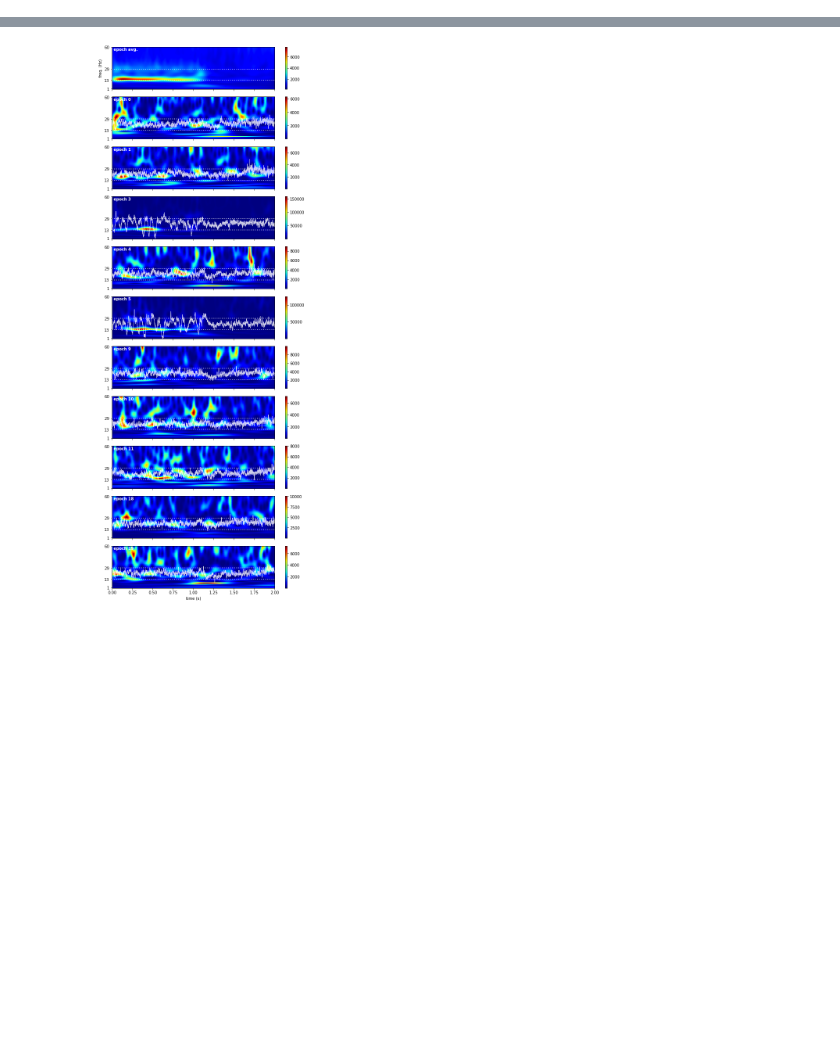
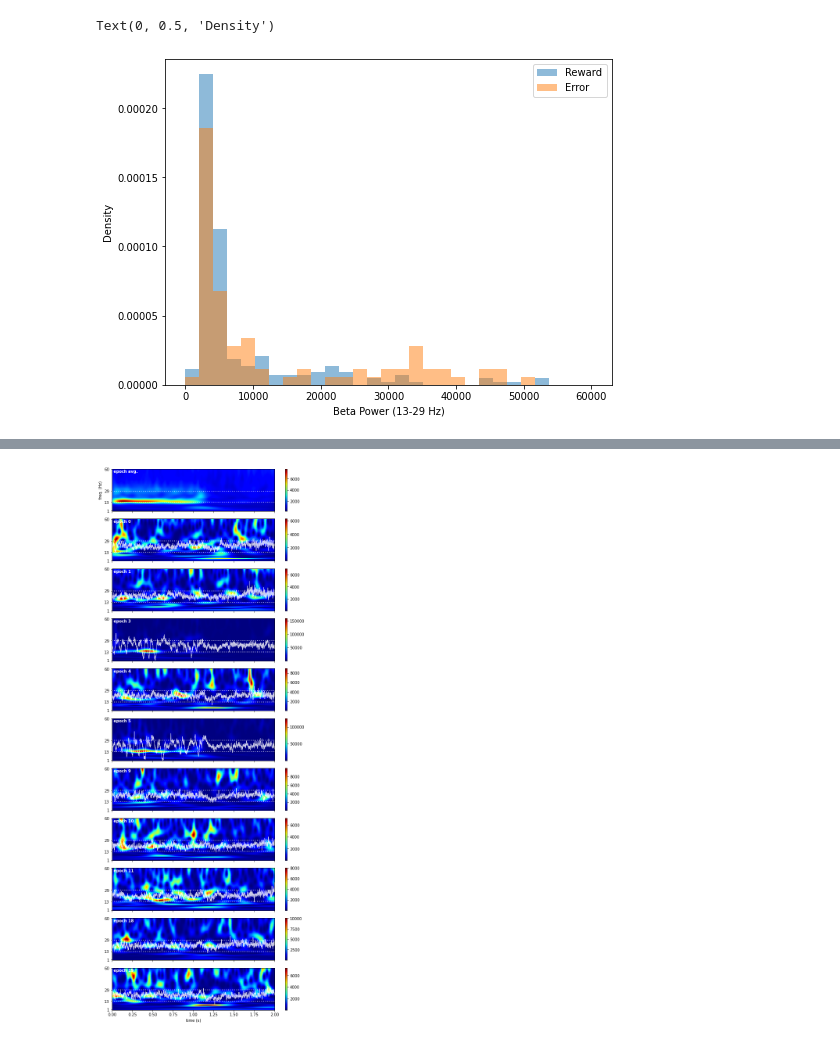
Before and after one commit to ntolley/SEE_decoding, a Jupyter notebook: notebooks/load_lfp.ipynb, the cells around one changed output, grey strips where cells are left out. Saved outputs shown, nothing was run; the diff lists cells and outputs as text; code cells hidden in the pictures; blank space fills up the shorter version.

```diff
--- a/notebooks/load_lfp.ipynb
+++ b/notebooks/load_lfp.ipynb
@@ -96,3 +116,19 @@ lfp_data = np.stack(lfp_data_list)
+# %%
+bins = np.linspace(0, 60_000, 30)
+
+#correct_mask = tgt_correct_mask
+correct_mask = go_correct_mask
+
+plt.figure(figsize=(8,6))
+_ = plt.hist(power_list[correct_mask], density=True, alpha=0.5, bins=bins, label='Reward')
+_ = plt.hist(power_list[~correct_mask], density=True, alpha=0.5, bins=bins, label='Error')
+plt.legend()
+plt.xlabel('Beta Power (13-29 Hz)')
+plt.ylabel('Density')
+#plt.yscale('log')
+# %% [output]
+Text(0, 0.5, 'Density')
+[figure, added]
 # %%
 # set parameters
 freqs = list(range(1, 60 + 1))   # fequency values (Hz) over which to calculate TFR
```
Also changed, not shown: parts of 17 cells of this notebook, 4 other files.
